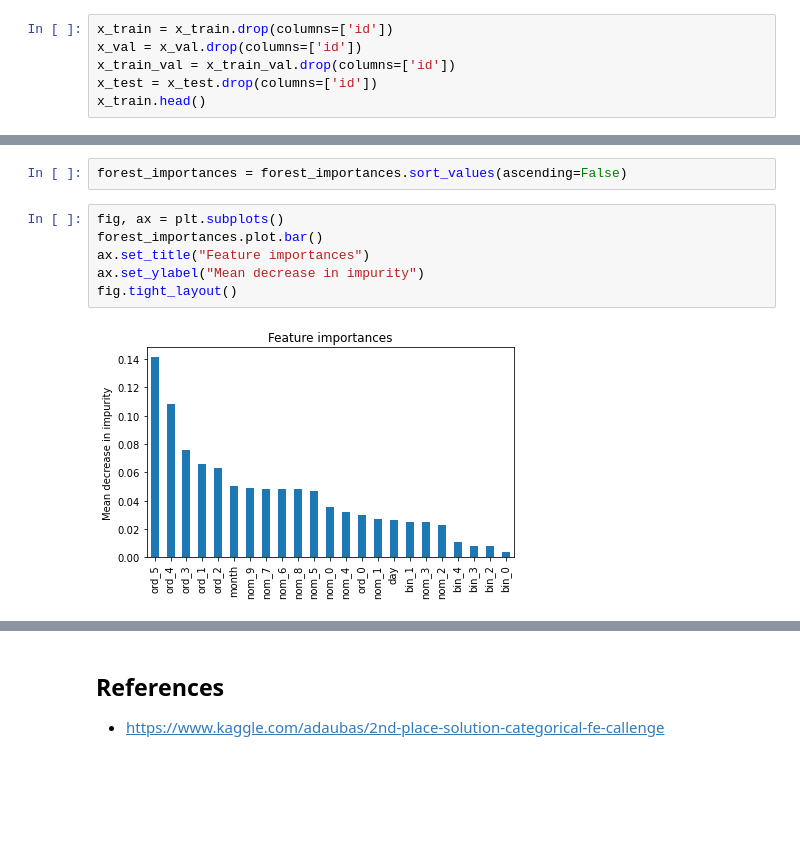
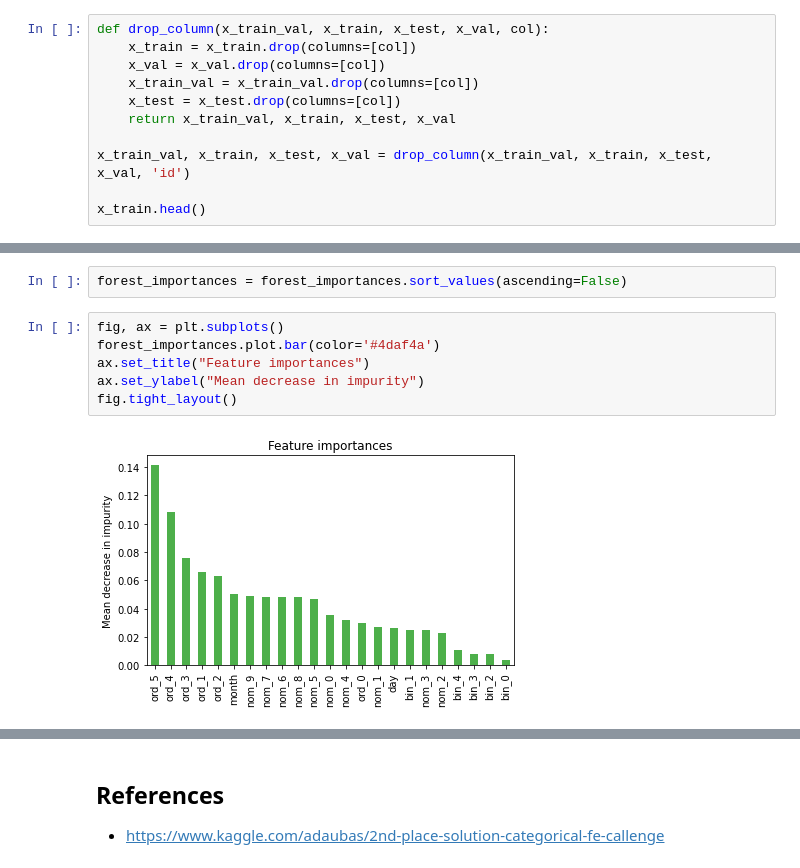
Before and after one commit to yanneta/msds699, a Jupyter notebook: notebooks/3_categorical_encoding.ipynb, the cells around one changed output, grey strips where cells are left out. Drawn from its saved outputs; the diff is of its cells as text; blank space fills up the shorter version.

```diff
--- a/notebooks/3_categorical_encoding.ipynb
+++ b/notebooks/3_categorical_encoding.ipynb
@@ -66,10 +71,15 @@ x_train.describe()
 # %% [markdown]
 `id` is not useful for prediction
 # %%
-x_train = x_train.drop(columns=['id'])
-x_val = x_val.drop(columns=['id'])
-x_train_val = x_train_val.drop(columns=['id'])
-x_test = x_test.drop(columns=['id'])
+def drop_column(x_train_val, x_train, x_test, x_val, col):
+    x_train = x_train.drop(columns=[col])
+    x_val = x_val.drop(columns=[col])
+    x_train_val = x_train_val.drop(columns=[col])
+    x_test = x_test.drop(columns=[col])
+    return x_train_val, x_train, x_test, x_val
+
+x_train_val, x_train, x_test, x_val = drop_column(x_train_val, x_train, x_test, x_val, 'id')
+
 x_train.head()
 # %% [output]
 |  | bin_0 | bin_1 | bin_2 | bin_3 | bin_4 | nom_0 | nom_1 | nom_2 | nom_3 | nom_4 | ... | ... |
@@ -307,9 +330,9 @@ forest_importances = pd.Series(importances, index=x_train.columns)
 forest_importances = forest_importances.sort_values(ascending=False)
 # %%
 fig, ax = plt.subplots()
-forest_importances.plot.bar()
+forest_importances.plot.bar(color='#4daf4a')
 ax.set_title("Feature importances")
 ax.set_ylabel("Mean decrease in impurity")
 fig.tight_layout()
 # %% [output]
-[figure, old version]
+[figure, new version]
```
Also changed, not shown: parts of 41 cells of this notebook.
